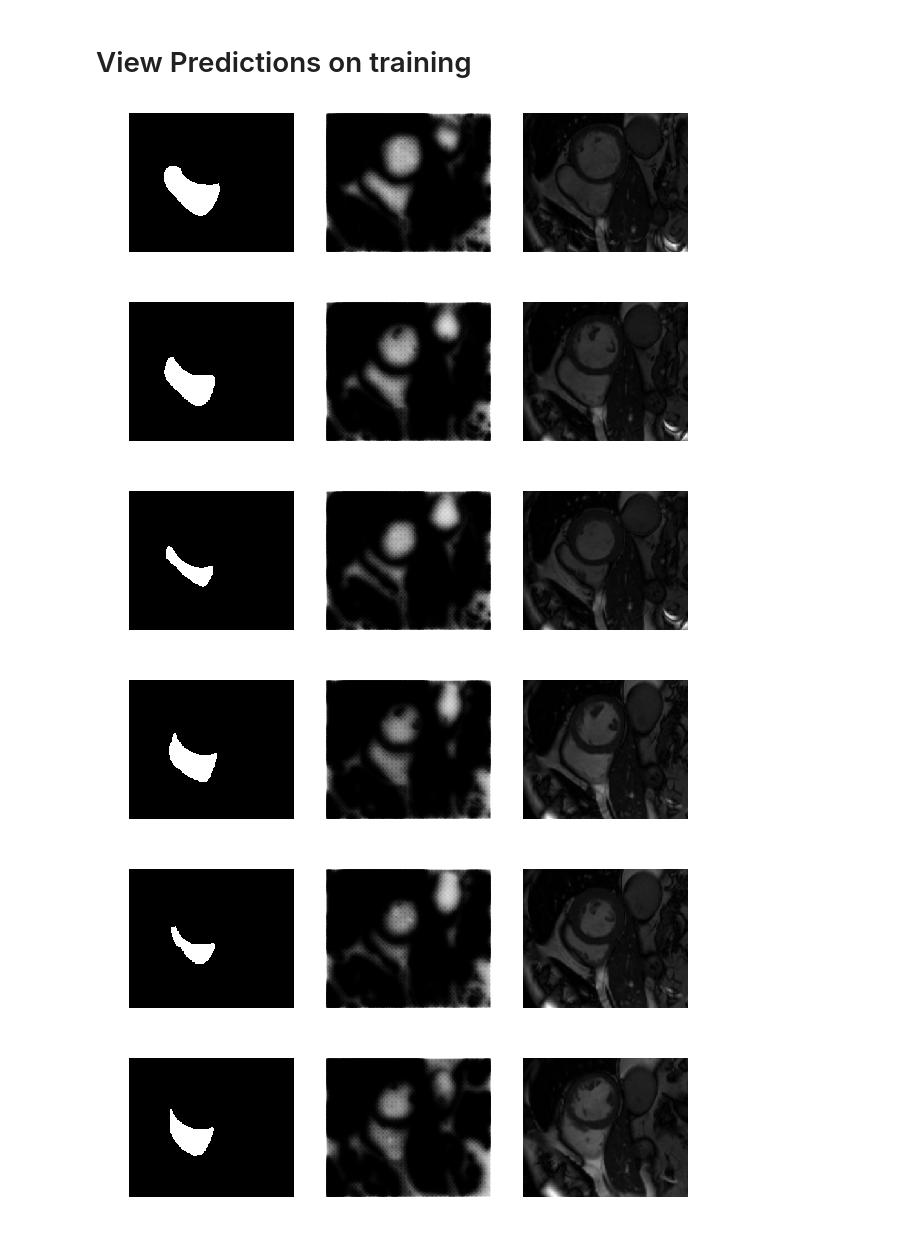
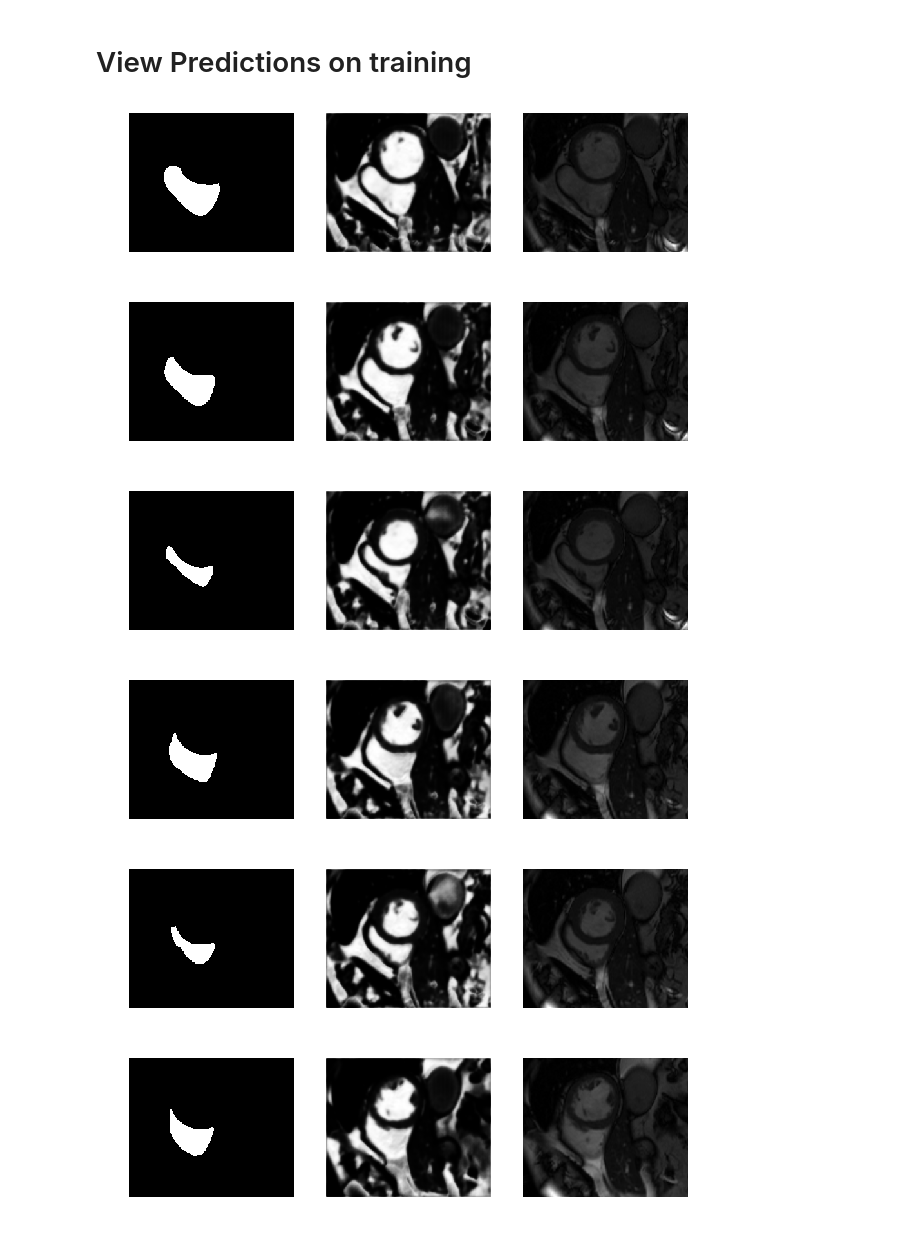
Before and after one commit to aksharkkumar/cmri-rv-seg, a Jupyter notebook: notebooks/cmri-rv-seg.ipynb, the cells around one changed output. Drawn from its saved outputs; the diff is of its cells as text; code cells hidden in the pictures.

Commit message:
trains with new loss function

```diff
--- a/notebooks/cmri-rv-seg.ipynb
+++ b/notebooks/cmri-rv-seg.ipynb
@@ -16,7 +16,7 @@ Using TensorFlow backend.
 # %%
 from keras import utils
 
-train_dir = "/home/ubuntu/training/TrainingSet"
+train_dir = "/home/ubuntu/project/trainingdata/TrainingSet"
 #train_dir = "/Users/aksharkumar/Documents/mlndCapstone/trainingdata/TrainingSet"
 
 images=[]
@@ -86,13 +86,27 @@ from keras.optimizers import Adam
 from keras import backend as K
 
 def dice_coef(y_true, y_pred):
-    #flat_y_true = K.flatten(y_true)
-    #flat_y_pred = K.flatten(y_pred)
+    flat_y_true = K.flatten(y_true)
+    flat_y_pred = K.flatten(y_pred)
+    intersection = K.sum(flat_y_true * flat_y_pred)
+    return (2. * intersection + 1.) / (K.sum(flat_y_true) + K.sum(flat_y_pred) + 1.)
+
+def dice_coef_np(y_true, y_pred):
     intersection = np.sum(y_true * y_pred)
     return (2. * intersection + 1.) / (np.sum(y_true) + np.sum(y_pred) + 1.)
 
-def dice_coef_loss(y_true, y_pred):
-    return -dice_coef(y_true,y_pred)
+
+def weighted_categorical_crossentropy(y_true, y_pred, weights=[0.1,0.9], epsilon=1e-8):
+    ndim = K.ndim(y_pred)
+    ncategory = K.int_shape(y_pred)[-1]
+    # scale predictions so class probabilities of each pixel sum to 1
+    y_pred /= K.sum(y_pred, axis=(ndim-1), keepdims=True)
+    y_pred = K.clip(y_pred, epsilon, 1-epsilon)
+    w = K.constant(weights) * (ncategory / sum(weights))
+    # first, average over all axis except classes
+    cross_entropies = -K.mean(y_true * K.log(y_pred), axis=tuple(range(ndim-1)))
+    return K.sum(w * cross_entropies)
+
 
 def show_plots(history):
     plt.plot(history.history['dice_coef'])
@@ -111,7 +125,7 @@ def show_plots(history):
     plt.legend(['train', 'validation'], loc='upper left')
     plt.show()
 #sgd = optimizers.SGD(lr=0.01, momentum=0.99)
-model.compile(optimizer=Adam(lr=1e-3),loss='categorical_crossentropy',metrics=[dice_coef])
+model.compile(optimizer=Adam(lr=1e-3),loss=[weighted_categorical_crossentropy],metrics=[dice_coef])
 # %%
 #TODO: 1. split data into training and validation set
 #      2. Augment the data
@@ -121,11 +135,11 @@ from keras.callbacks import ModelCheckpoint
 
 from math import ceil
 
-seed = 10
+seed = 53
 
 validation_split=0.2
 
-epochs = 250
+epochs = 20
 batch_size = 32
 
 
@@ -165,7 +179,7 @@ train_masks_generator = train_images_datagen.flow(train_inner_masks, y=None, see
 
 train_generator = zip(train_images_generator, train_masks_generator)
 # %%
-checkpointer = ModelCheckpoint(filepath='saved_models/endo_models/weights-500Epochs-NoDrop.hdf5', verbose=1, save_best_only=True)
+checkpointer = ModelCheckpoint(filepath='saved_models/endo_models/weights-20epochs-nodrop.hdf5', verbose=1, save_best_only=True)
 
 hist = model.fit_generator(train_generator,steps_per_epoch=train_steps,epochs=epochs,verbose=1,callbacks=[checkpointer],
                    validation_data=(validation_images,validation_inner_masks),validation_steps=val_steps)
@@ -403,29 +417,29 @@ Dice Average: 0.92 Dice Stdev: 0.02
 # %% [markdown]
 # View Predictions on training
 # %%
-model.load_weights('saved_models/endo_models/weights-250Epochs-NoDrop.hdf5')
+model.load_weights('saved_models/endo_models/weights-20epochs-nodrop.hdf5')
 
 def show_masks(images, i_masks_true):
     masks_pred = np.concatenate([model.predict(image[None,:,:,:]) for image in images])
     for (image,i_mask,mask_pred) in zip(images,i_masks_true,masks_pred):
         plt.figure(figsize=(10,5))
         plt.subplot(1, 3, 1)
         plt.axis("off")
         #print(mask.shape)
         #print(image.shape)
         plt.imshow(i_mask, cmap=plt.cm.gray)
         plt.subplot(1,3,2)
         plt.axis("off")
         plt.imshow(mask_pred[:,:,1],cmap=plt.cm.gray)
         plt.subplot(1, 3, 3)
         plt.axis("off")
         plt.imshow(image[:,:,0], cmap=plt.cm.gray)
 
 show_masks(images[:10], inner_masks[:10])
 # %% [output]
-[figure, old version]
+[figure, new version]
-[figure, old version]
+[figure, new version]
-[figure, old version]
+[figure, new version]
-[figure, old version]
+[figure, new version]
-[figure, old version]
+[figure, new version]
-[figure, old version]
+[figure, new version]
```
Also changed, not shown: parts of 3 cells of this notebook, 3 other files.
